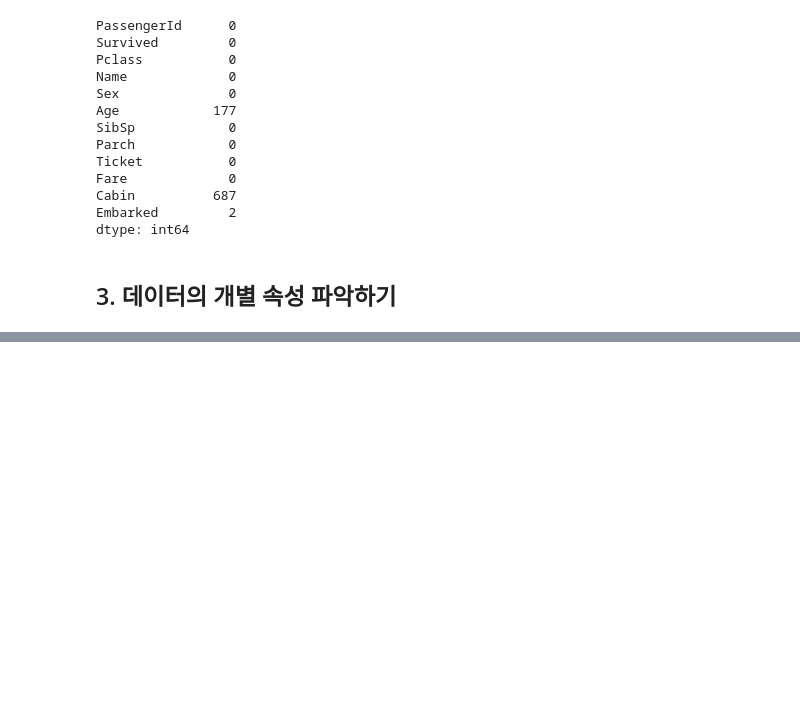
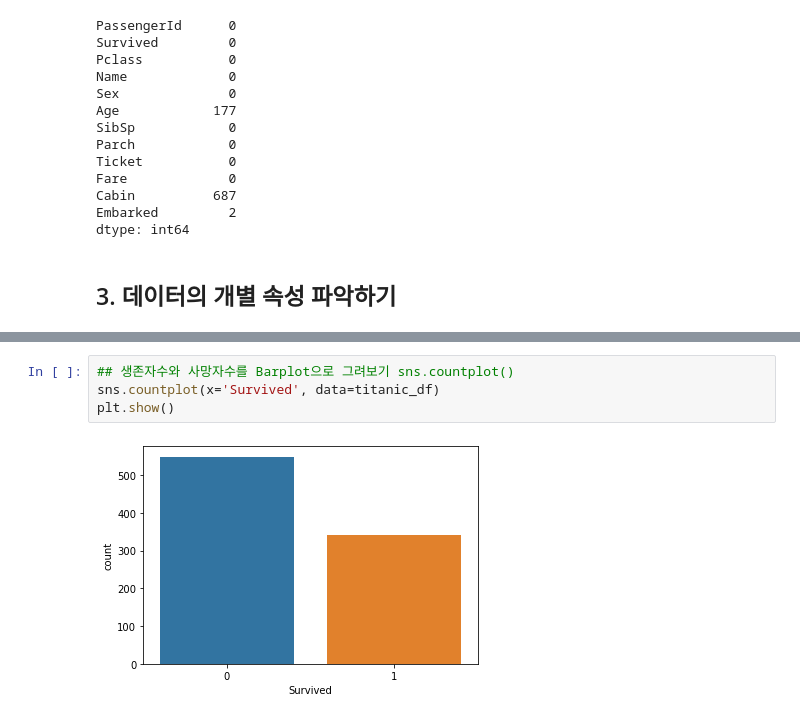
Before and after one commit to super-corini/programmers_kdt_II, a Jupyter notebook: 4. EDA.ipynb, the cells around one changed output, grey strips where cells are left out. Drawn from its saved outputs; the diff is of its cells as text; blank space fills up the shorter version.

```diff
--- a/4. EDA.ipynb
+++ b/4. EDA.ipynb
@@ -99,0 +107,6 @@ dtype: int64
+# %%
+## 생존자수와 사망자수를 Barplot으로 그려보기 sns.countplot()
+sns.countplot(x='Survived', data=titanic_df)
+plt.show()
+# %% [output]
+[figure, added]
```
Also changed, not shown: parts of 41 cells of this notebook, 1 other file.
